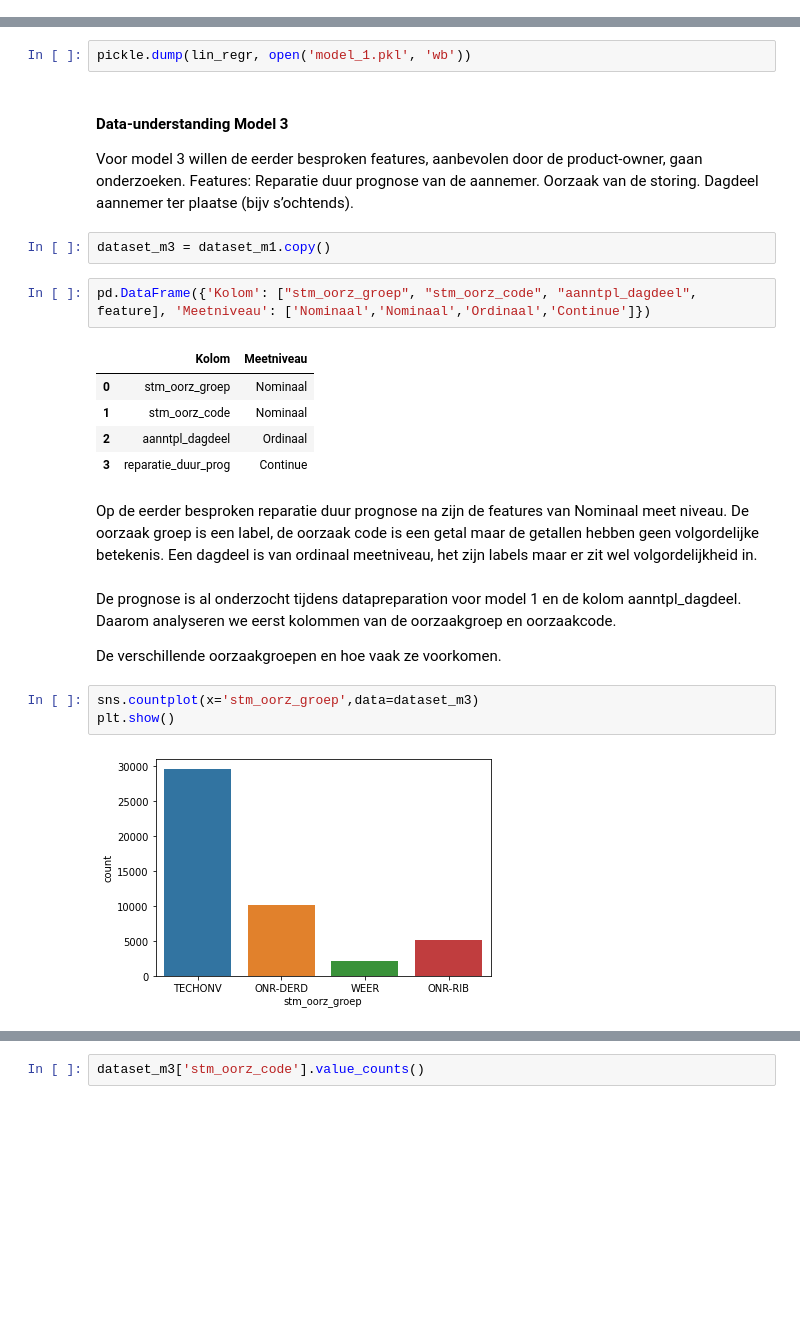
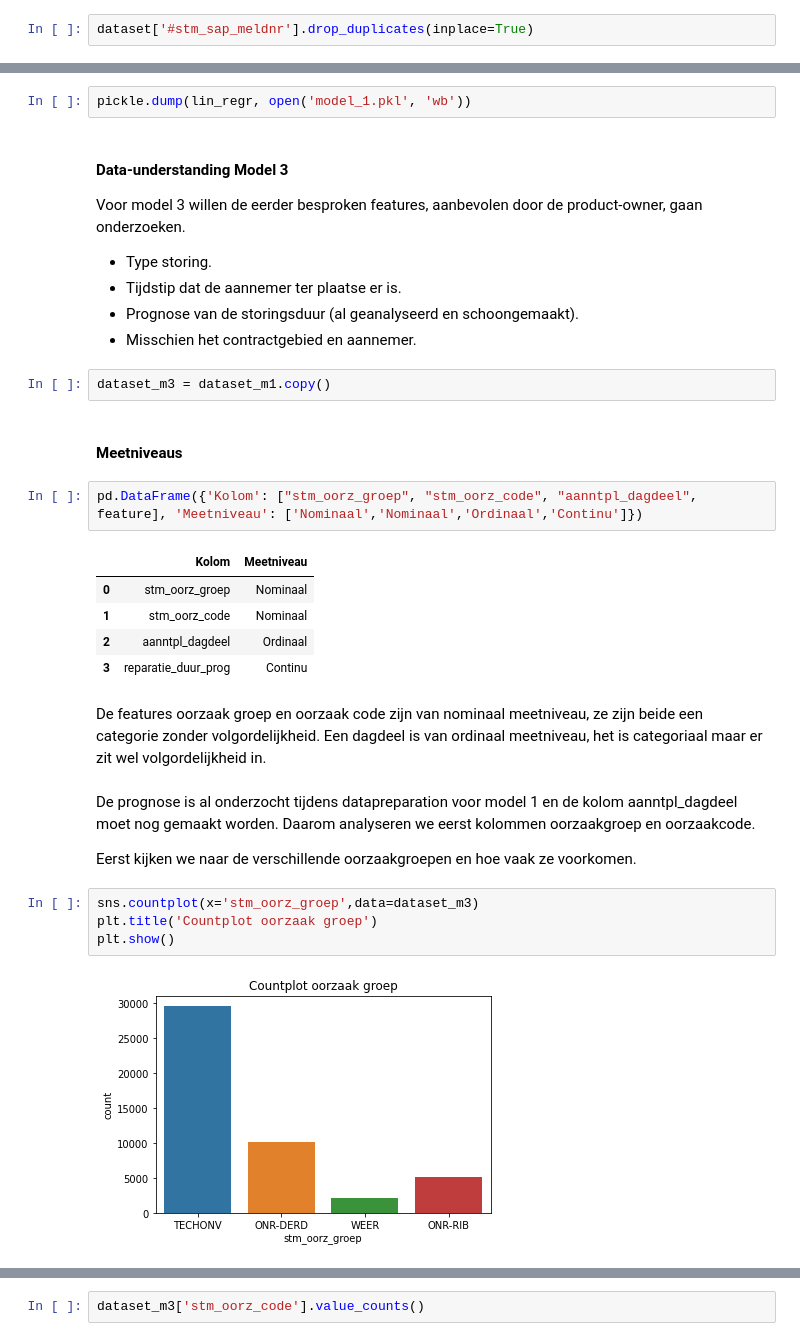
Before and after one commit to sbeetsma/DDB_groep5, a Jupyter notebook: prorail_1.ipynb, the cells around one changed output, grey strips where cells are left out. Drawn from its saved outputs; the diff is of its cells as text; blank space fills up the shorter version.

```diff
--- a/prorail_1.ipynb
+++ b/prorail_1.ipynb
@@ -178,3 +193,5 @@ We hebben niet te maken met duplicates. Hier hoeven we dus niets mee te doen.
+# %%
+dataset['#stm_sap_meldnr'].drop_duplicates(inplace=True)
 # %% [markdown]
 ##### Target reparatie_duur aanmaken.
 We kunnen nu de kolommen maken voor functieherstel duur, en de functieherstel duur vanaf het moment dat de aannemer ter plaatse is, oftwel, onze target: **reparatie duur**.
@@ -776,33 +807,36 @@ pickle.dump(lin_regr, open('model_1.pkl', 'wb'))
 #### Data-understanding Model 3
 
 Voor model 3 willen de eerder besproken features, aanbevolen door de product-owner, gaan onderzoeken.
-Features:
-Reparatie duur prognose van de aannemer.
-Oorzaak van de storing.
-Dagdeel aannemer ter plaatse (bijv s’ochtends).
+- Type storing.
+- Tijdstip dat de aannemer ter plaatse er is.
+- Prognose van de storingsduur (al geanalyseerd en schoongemaakt).
+- Misschien het contractgebied en aannemer.
 # %%
 dataset_m3 = dataset_m1.copy()
+# %% [markdown]
+#### Meetniveaus
 # %%
-pd.DataFrame({'Kolom': ["stm_oorz_groep", "stm_oorz_code", "aanntpl_dagdeel", feature], 'Meetniveau': ['Nominaal','Nominaal','Ordinaal','Continue']})
+pd.DataFrame({'Kolom': ["stm_oorz_groep", "stm_oorz_code", "aanntpl_dagdeel", feature], 'Meetniveau': ['Nominaal','Nominaal','Ordinaal','Continu']})
 # %% [output]
 |  | Kolom | Meetniveau |
 | 0 | stm_oorz_groep | Nominaal |
 | 1 | stm_oorz_code | Nominaal |
 | 2 | aanntpl_dagdeel | Ordinaal |
-| 3 | reparatie_duur_prog | Continue |
+| 3 | reparatie_duur_prog | Continu |
 # %% [markdown]
-Op de eerder besproken reparatie duur prognose na zijn de features van Nominaal meet niveau.
-De oorzaak groep is een label, de oorzaak code is een getal maar de getallen hebben geen volgordelijke betekenis. Een dagdeel is van ordinaal meetniveau, het zijn labels maar er zit wel volgordelijkheid in.
+De features oorzaak groep en oorzaak code zijn van nominaal meetniveau, ze zijn beide een categorie zonder volgordelijkheid.
+Een dagdeel is van ordinaal meetniveau, het is categoriaal maar er zit wel volgordelijkheid in.
 # %% [markdown]
-De prognose is al onderzocht tijdens datapreparation voor model 1 en de kolom aanntpl_dagdeel.
-Daarom analyseren we eerst kolommen van  de oorzaakgroep en oorzaakcode.
+De prognose is al onderzocht tijdens datapreparation voor model 1 en de kolom aanntpl_dagdeel moet nog gemaakt worden.
+Daarom analyseren we eerst kolommen oorzaakgroep en oorzaakcode.
 
-De verschillende oorzaakgroepen en hoe vaak ze voorkomen.
+Eerst kijken we naar de verschillende oorzaakgroepen en hoe vaak ze voorkomen.
 # %%
 sns.countplot(x='stm_oorz_groep',data=dataset_m3)
+plt.title('Countplot oorzaak groep')
 plt.show()
 # %% [output]
-[figure, old version]
+[figure, new version]
 # %% [markdown]
 Er zijn 4 verschillende waardes in de kolom oorzaak groep van meest voorkomend naar minst voorkomend:
 -TECHONV
```
Also changed, not shown: parts of 118 cells of this notebook.
